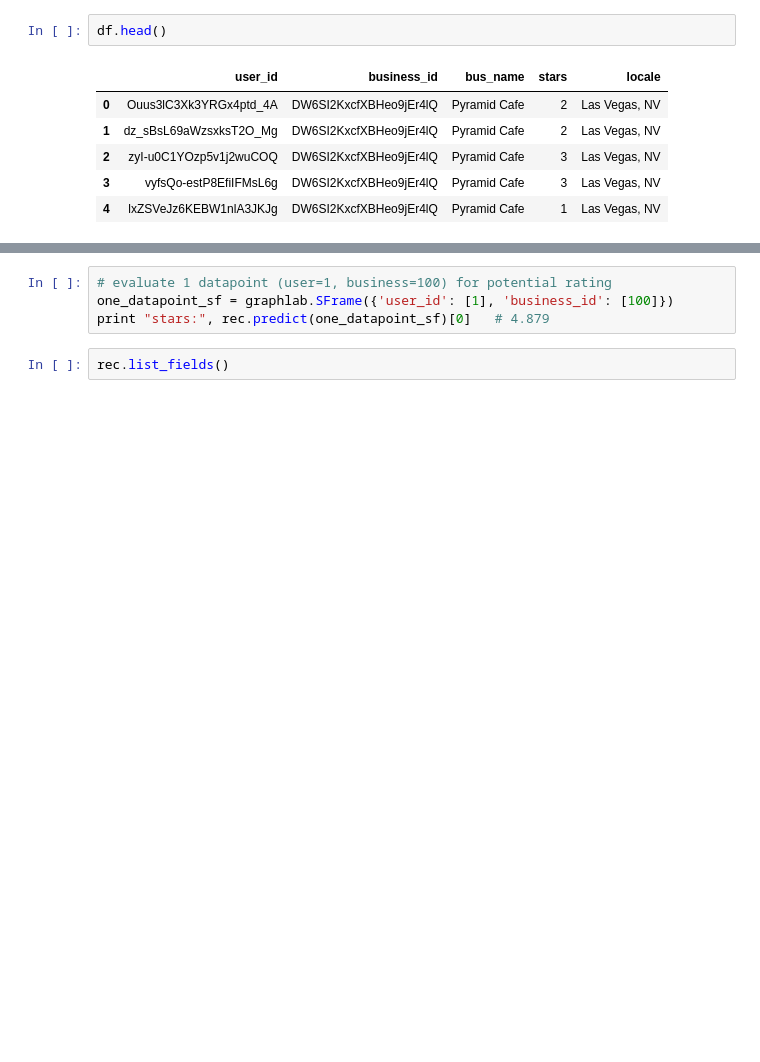
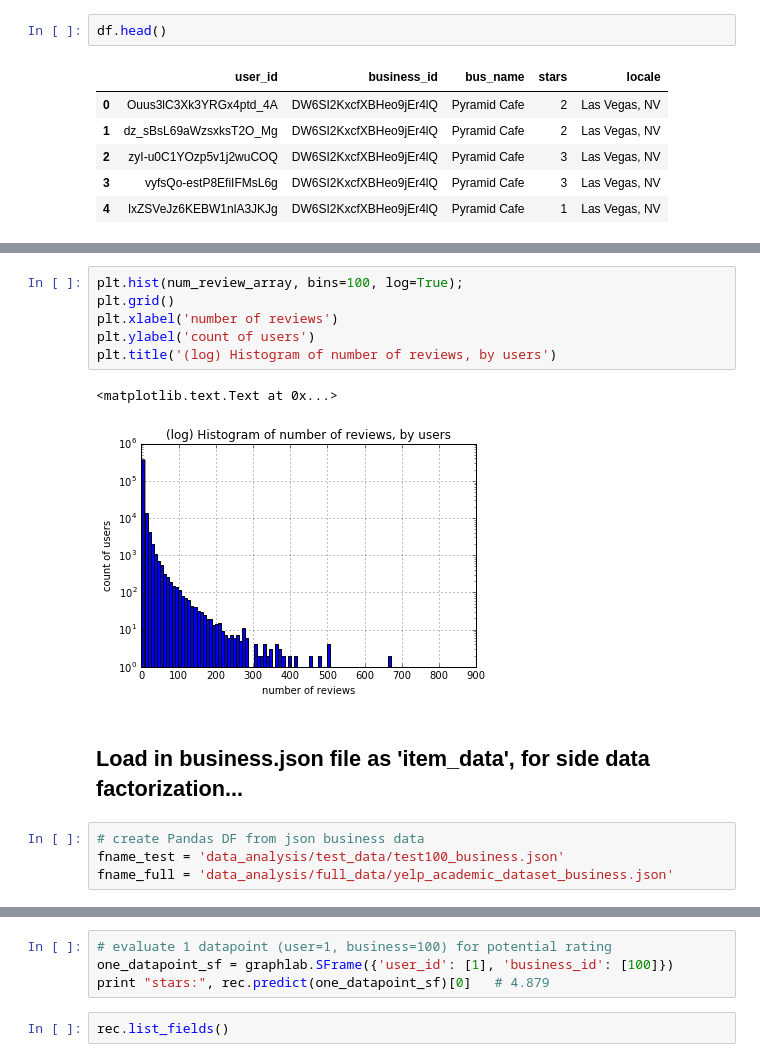
Before and after one commit to AeroGeekDean/traveler_eats_recommender, a Jupyter notebook: graphlab_scratchpad.ipynb, the cells around one changed output, grey strips where cells are left out. Drawn from its saved outputs; the diff is of its cells as text; blank space fills up the shorter version.

```diff
--- a/graphlab_scratchpad.ipynb
+++ b/graphlab_scratchpad.ipynb
@@ -144,0 +67,15 @@ rec = graphlab.recommender.create(
+# %%
+plt.hist(num_review_array, bins=100, log=True);
+plt.grid()
+plt.xlabel('number of reviews')
+plt.ylabel('count of users')
+plt.title('(log) Histogram of number of reviews, by users')
+# %% [output]
+<matplotlib.text.Text at 0x...>
+[figure, added]
+# %% [markdown]
+## Load in business.json file as 'item_data', for side data factorization...
+# %%
+# create Pandas DF from json business data
+fname_test = 'data_analysis/test_data/test100_business.json'
+fname_full = 'data_analysis/full_data/yelp_academic_dataset_business.json'
```
Also changed, not shown: parts of 69 cells of this notebook, 1 other file.
